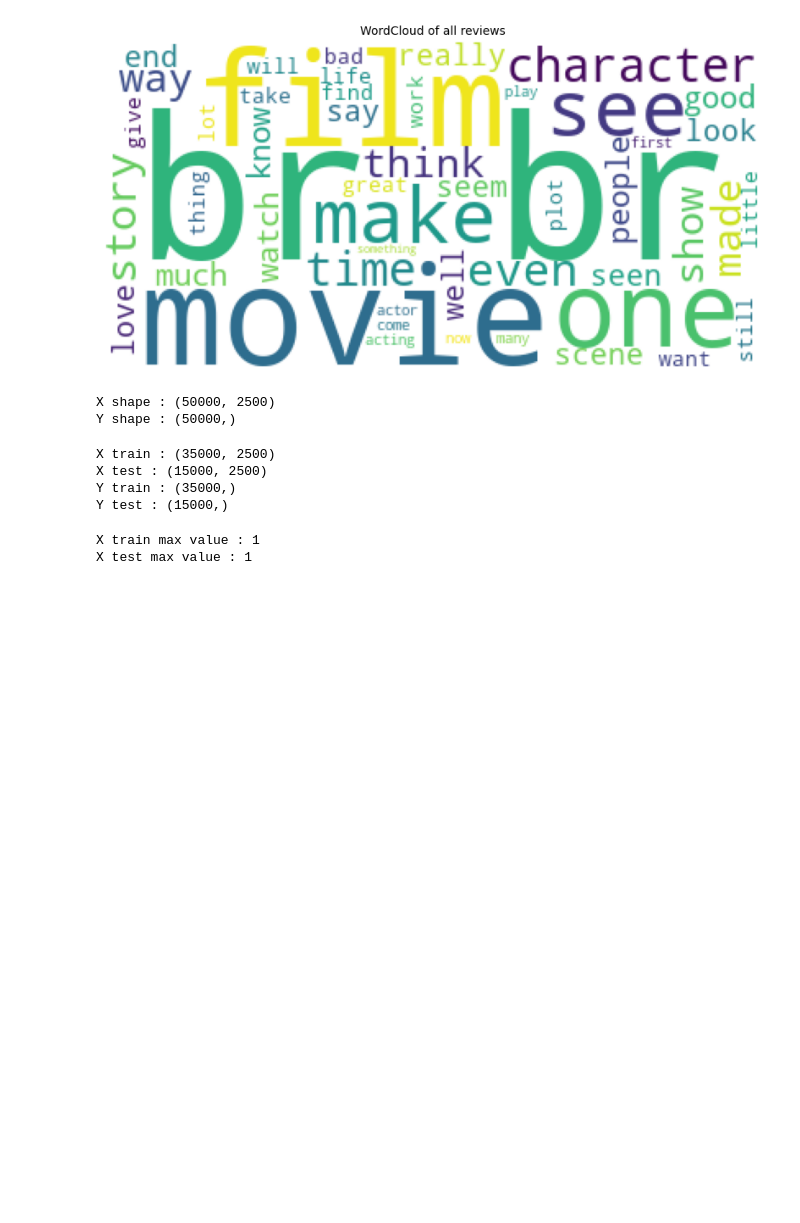
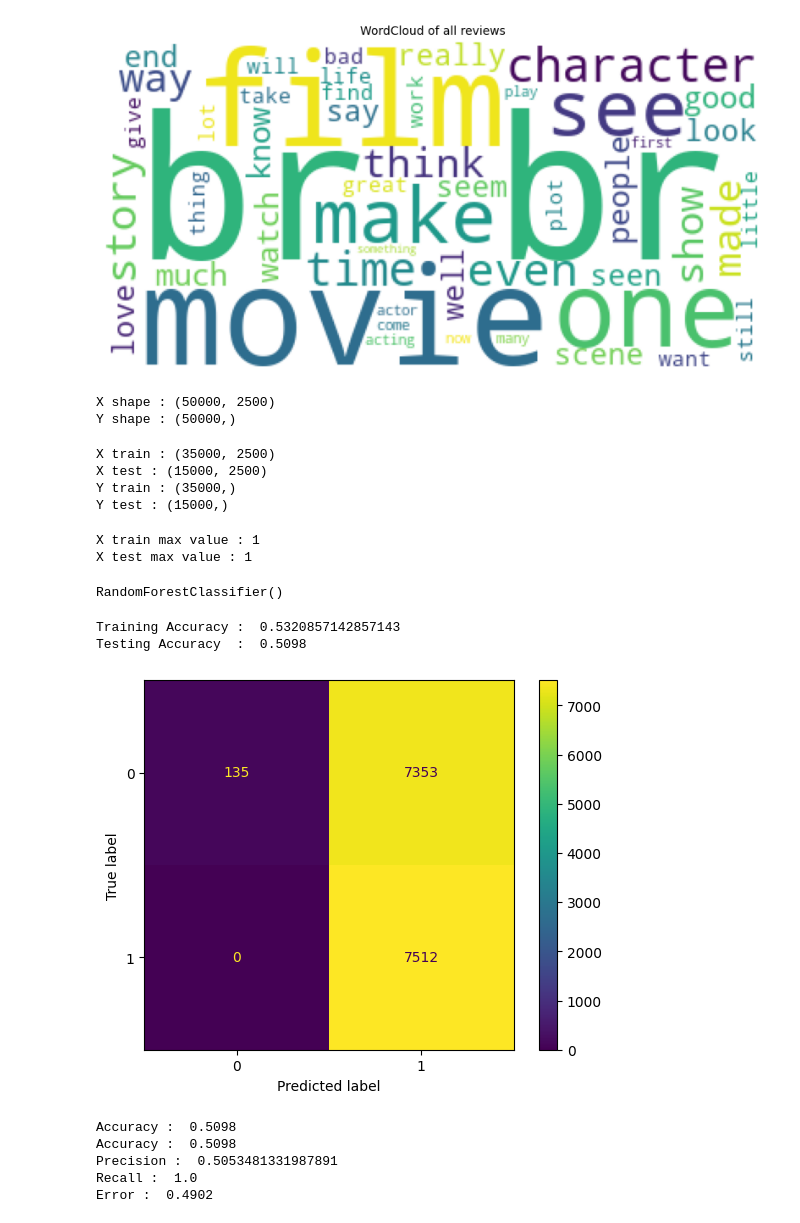
Before and after one commit to dilawarr/CineSense, a Jupyter notebook: model_2/model_2.ipynb, the cells around one changed output. Drawn from its saved outputs; the diff is of its cells as text; code cells hidden in the pictures; blank space fills up the shorter version.

Commit message:
Model 1 Training Done

```diff
--- a/model_2/model_2.ipynb
+++ b/model_2/model_2.ipynb
@@ -217,0 +221,39 @@ x_test_scl = scaler.fit_transform(x_test)
+# %%
+model_rf = RandomForestClassifier()
+model_rf.fit(x_train_scl,y_train)
+# %% [output]
+RandomForestClassifier()
+# %%
+print("Training Accuracy : ",model_rf.score(x_train_scl,y_train))
+print("Testing Accuracy  : ",model_rf.score(x_test_scl,y_test))
+# %% [output]
+Training Accuracy :  0.5320857142857143
+Testing Accuracy  :  0.5098
+# %%
+y_preds = model_rf.predict(x_test_scl)
+# %%
+cm = confusion_matrix(y_test,y_preds)
+# %%
+cm_display = ConfusionMatrixDisplay(confusion_matrix=cm , display_labels=model_rf.classes_)
+cm_display.plot()
+plt.show()
+# %% [output]
+[figure, added]
+# %%
+TN = cm[0][0]
+FP = cm[0][1]
+FN = cm[1][0]
+TP = cm[1][1]
+
+print("Accuracy : ", (TN + TP)/ (FN + FP + TN + TP))
+
+print("Precision : ", TP / (FP + TP))
+
+print("Recall : ", TP / (FN+TP))
+print("Error : ", (FN + FP) / (FN + FP + TN + TP))
+# %% [output]
+Accuracy :  0.5098
+Accuracy :  0.5098
+Precision :  0.5053481331987891
+Recall :  1.0
+Error :  0.4902
```
Also changed, not shown: parts of 1 cell of this notebook, 1 other file.
